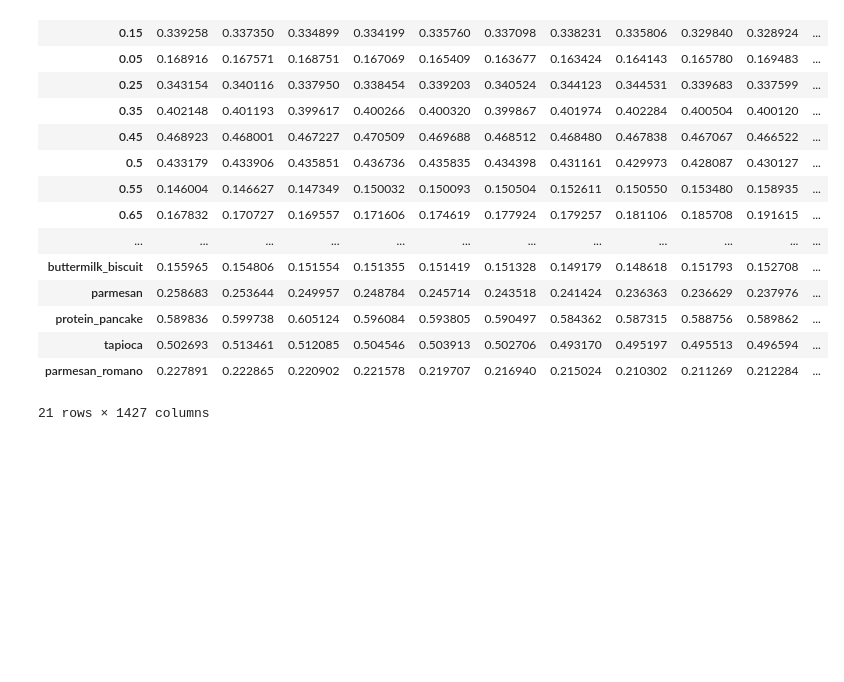
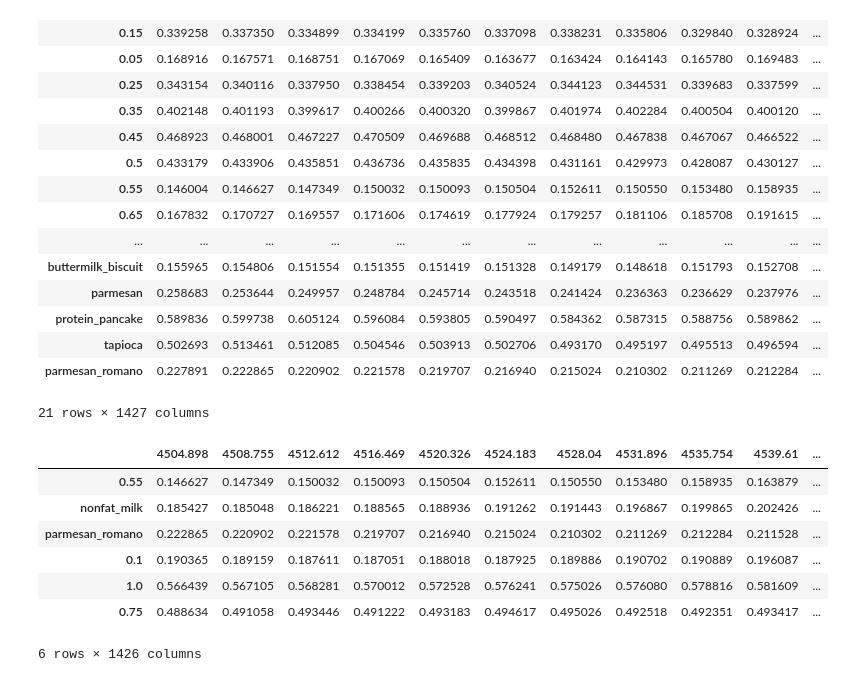
Before and after one commit to davissineath/FT-NIR_ML_Predictions, a Jupyter notebook: PLS_model/PLS.ipynb, the cells around one changed output. Cells and saved outputs as stored; diff of their text form; code cells hidden in the pictures; blank space fills up the shorter version.

```diff
--- a/PLS_model/PLS.ipynb
+++ b/PLS_model/PLS.ipynb
@@ -408,6 +471,17 @@ n = len(combined_means.columns)
 X = combined_means.iloc[:, 1:n]
 y = [foods_glucose_map.get(label, label) for label in combined_means.index]
 X_train, X_test, y_train, y_test = train_test_split(X, y, random_state=rng)
+# %%
+X_test
+# %% [output]
+|  | 4504.898 | 4508.755 | 4512.612 | 4516.469 | 4520.326 | 4524.183 | 4528.04 | 4531.896 | 4535.754 | 4539.61 | ... |
+| 0.55 | 0.146627 | 0.147349 | 0.150032 | 0.150093 | 0.150504 | 0.152611 | 0.150550 | 0.153480 | 0.158935 | 0.163879 | ... |
+| nonfat_milk | 0.185427 | 0.185048 | 0.186221 | 0.188565 | 0.188936 | 0.191262 | 0.191443 | 0.196867 | 0.199865 | 0.202426 | ... |
+| parmesan_romano | 0.222865 | 0.220902 | 0.221578 | 0.219707 | 0.216940 | 0.215024 | 0.210302 | 0.211269 | 0.212284 | 0.211528 | ... |
+| 0.1 | 0.190365 | 0.189159 | 0.187611 | 0.187051 | 0.188018 | 0.187925 | 0.189886 | 0.190702 | 0.190889 | 0.196087 | ... |
+| 1.0 | 0.566439 | 0.567105 | 0.568281 | 0.570012 | 0.572528 | 0.576241 | 0.575026 | 0.576080 | 0.578816 | 0.581609 | ... |
+| 0.75 | 0.488634 | 0.491058 | 0.493446 | 0.491222 | 0.493183 | 0.494617 | 0.495026 | 0.492518 | 0.492351 | 0.493417 | ... |
+6 rows × 1426 columns
 # %%
 pls = PLSRegression(n_components=4)
 pls.fit(X_train, y_train)
```
Also changed, not shown: parts of 14 cells of this notebook.
